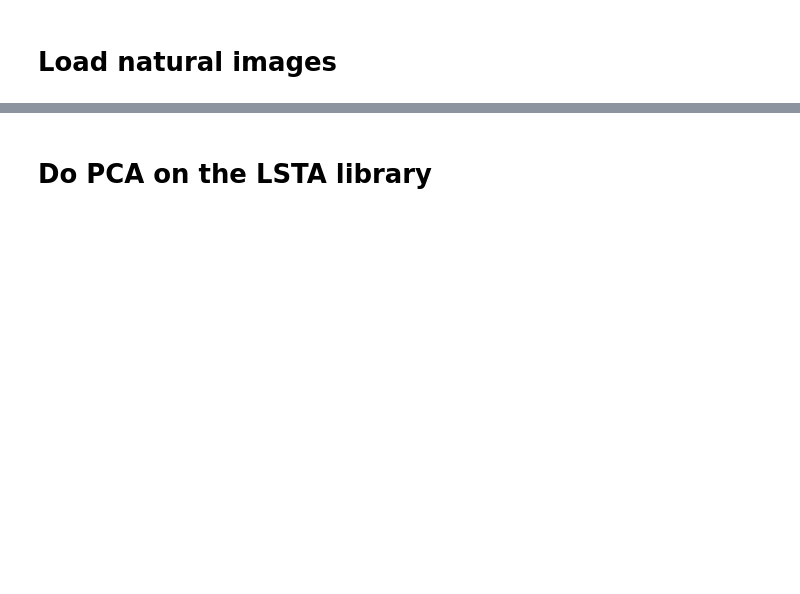
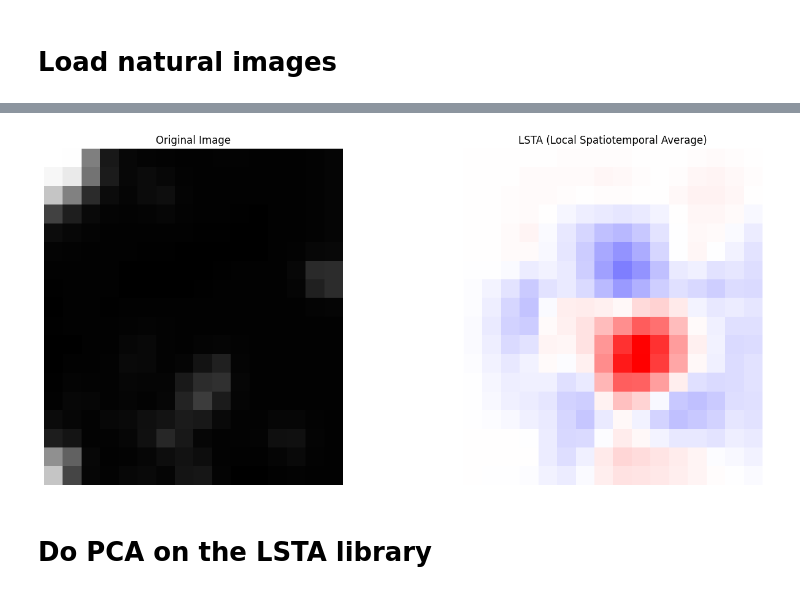
Before and after one commit to open-retina/open-retina, a Jupyter notebook: notebooks/vector_field_analysis_hoefling_2024.ipynb, the cells around one changed output, grey strips where cells are left out. Saved outputs shown, nothing was run; the diff lists cells and outputs as text; code cells hidden in the pictures; blank space fills up the shorter version.

```diff
--- a/notebooks/vector_field_analysis_hoefling_2024.ipynb
+++ b/notebooks/vector_field_analysis_hoefling_2024.ipynb
@@ -72,11 +107,11 @@ print(f"First channel range: [{last_frame[0].min():.3f}, {last_frame[0].max():.3
 # %%
-cell_id = 15  # LInear example | cell_id = 33 NONLINEAR Example
+cell_id = 34  # LInear example | cell_id = 33 NONLINEAR Example
 lsta_library, response_library = compute_lsta_library(
     model,
-    movies,
+    movies[:n_images], # Can limit number of images for it to run faster
     session_id,
     cell_id,
-    integration_window=(0, 16),  # Integration window for the LSTA
+    integration_window=(5, 5+35),  # Integration window for the LSTA
     batch_size=64,
     device=device,
 )
@@ -96,23 +136,25 @@ plt.ylabel('Cell predicted Response (au)')
 # %%
 # We can now plot an example LSTA and the corresponding image
 
-image = 85
-channel = 1
+image = 0
+channel = 0
 lsta = lsta_library[image, channel]
 fig, axes = plt.subplots(1, 2, figsize=(15, 6))
 
 # image
 axes[0].imshow(movies[image,0,-1], cmap='gray')
 axes[0].set_title('Original Image')
 axes[0].axis('off')
 
 # LSTA
 axes[1].imshow(lsta, cmap='bwr', vmin=-abs(lsta).max(), vmax=abs(lsta).max())
 axes[1].set_title('LSTA (Local Spatiotemporal Average)')
 axes[1].axis('off')
 
 plt.tight_layout()
 plt.show()
+# %% [output]
+[figure, added]
 # %% [markdown]
 # Do PCA on the LSTA library
 # %%
```
Also changed, not shown: parts of 14 cells of this notebook, 2 other files.
